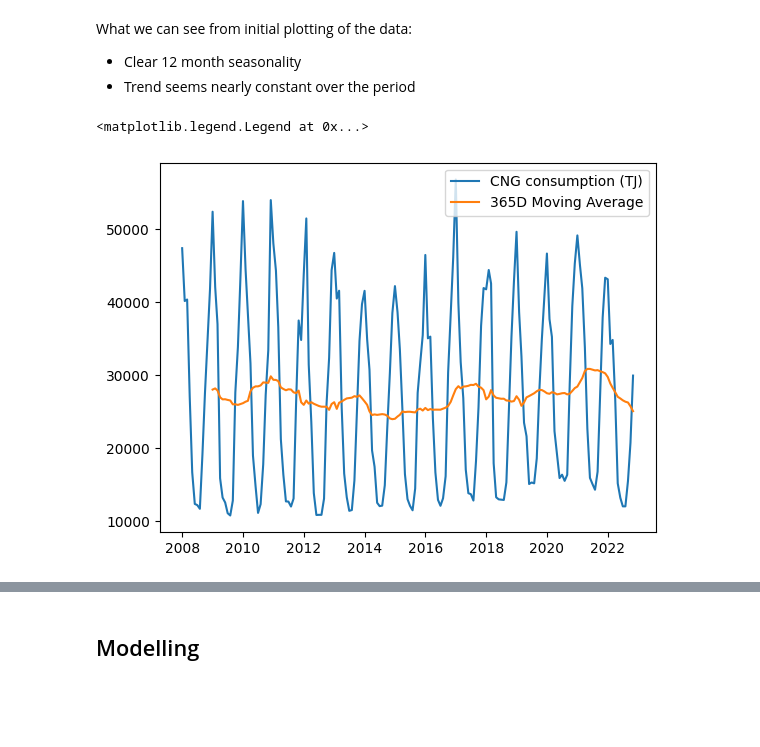
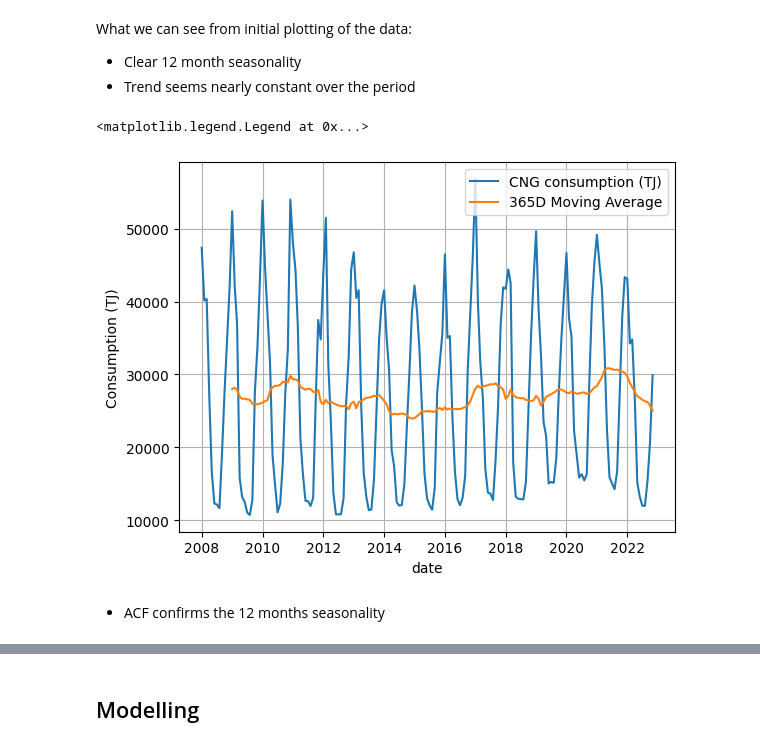
Before and after one commit to NevoleMarek/NI-SCR-assignment, a Jupyter notebook: project.ipynb, the cells around one changed output, grey strips where cells are left out. Cells and saved outputs as stored; diff of their text form; code cells hidden in the pictures; blank space fills up the shorter version.

```diff
--- a/project.ipynb
+++ b/project.ipynb
@@ -9,6 +9,7 @@ This repository contains the exam project for the "NI-SCR" course of Statistical
 # %% [markdown]
 ## Imports
 # %%
+import datetime
 from itertools import product
 import warnings
 warnings.filterwarnings('ignore')
@@ -23,6 +24,8 @@ from sklearn.model_selection import ParameterGrid
 import statsmodels as sm
 from statsmodels.graphics.tsaplots import plot_acf, plot_pacf
 from statsmodels.tsa.stattools import adfuller, kpss
+
+plt.rcParams['axes.grid'] = True
 # %% [markdown]
 ## Data
 # %% [markdown]
@@ -209,10 +173,14 @@ What we can see from initial plotting of the data:
 # %%
 plt.plot(df_cng, label='CNG consumption (TJ)')
 plt.plot(df_cng.rolling('365D').mean()[12:], label='365D Moving Average')
+plt.xlabel('date')
+plt.ylabel('Consumption (TJ)')
 plt.legend()
 # %% [output]
 <matplotlib.legend.Legend at 0x...>
-[figure, old version]
+[figure, new version]
+# %% [markdown]
+* ACF confirms the 12 months seasonality
 # %%
 acf_pacf(df_cng, lags=25)
 # %% [output]
```
Also changed, not shown: parts of 30 cells of this notebook, 1 other file.
